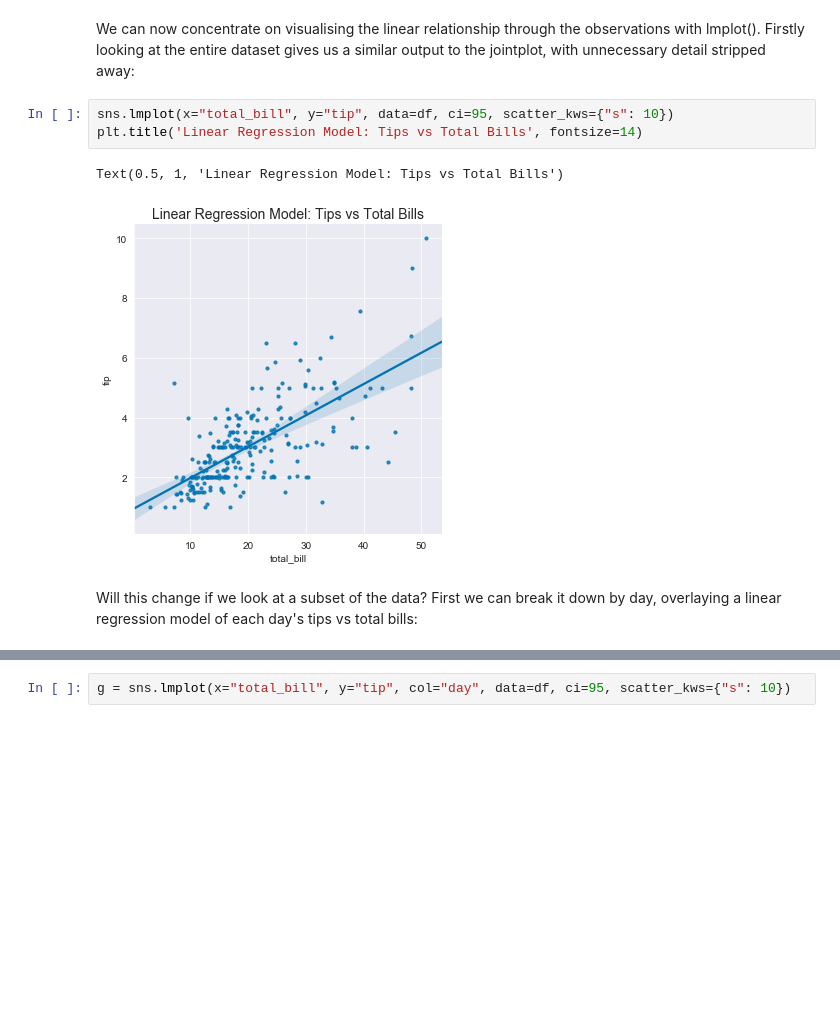
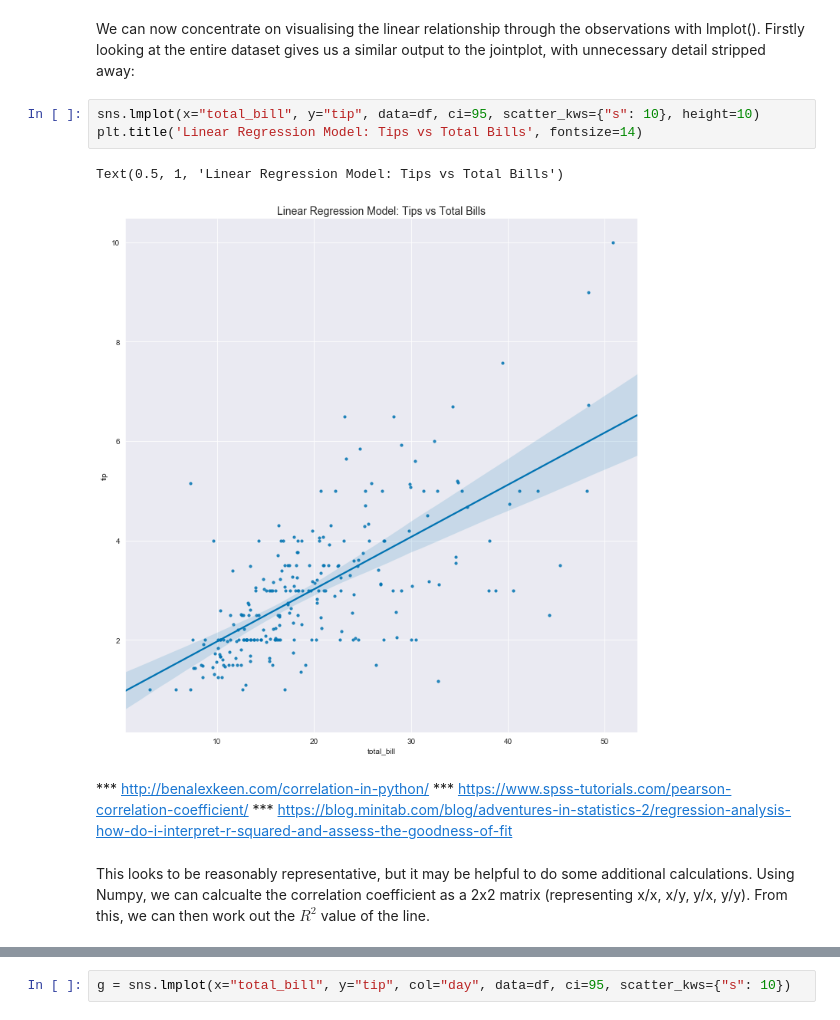
Before and after one commit to Pmcg1/FoDA_Project_2019, a Jupyter notebook: FoDA_Assessment_2019.ipynb, the cells around one changed output, grey strips where cells are left out. Drawn from its saved outputs; the diff is of its cells as text; blank space fills up the shorter version.

```diff
--- a/FoDA_Assessment_2019.ipynb
+++ b/FoDA_Assessment_2019.ipynb
@@ -298,10 +298,14 @@ Particularly with the aid of the 2-D KDE plot and the linear regression line, we
 # %% [markdown]
 We can now concentrate on visualising the linear relationship through the observations with lmplot(). Firstly looking at the entire dataset gives us a similar output to the jointplot, with unnecessary detail stripped away:
 # %%
-sns.lmplot(x="total_bill", y="tip", data=df, ci=95, scatter_kws={"s": 10})
+sns.lmplot(x="total_bill", y="tip", data=df, ci=95, scatter_kws={"s": 10}, height=10)
 plt.title('Linear Regression Model: Tips vs Total Bills', fontsize=14)
 # %% [output]
 Text(0.5, 1, 'Linear Regression Model: Tips vs Total Bills')
-[figure, old version]
+[figure, new version]
-# %% [markdown]
-Will this change if we look at a subset of the data? First we can break it down by day, overlaying a linear regression model of each day's tips vs total bills:
+# %% [markdown]
+*** http://benalexkeen.com/correlation-in-python/
+*** https://www.spss-tutorials.com/pearson-correlation-coefficient/
+*** https://blog.minitab.com/blog/adventures-in-statistics-2/regression-analysis-how-do-i-interpret-r-squared-and-assess-the-goodness-of-fit
+# %% [markdown]
+This looks to be reasonably representative, but it may be helpful to do some additional calculations. Using Numpy, we can calcualte the correlation coefficient as a 2x2 matrix (representing x/x, x/y, y/x, y/y). From this, we can then work out the $R^2$ value of the line.
```
Also changed, not shown: parts of 105 cells of this notebook.
